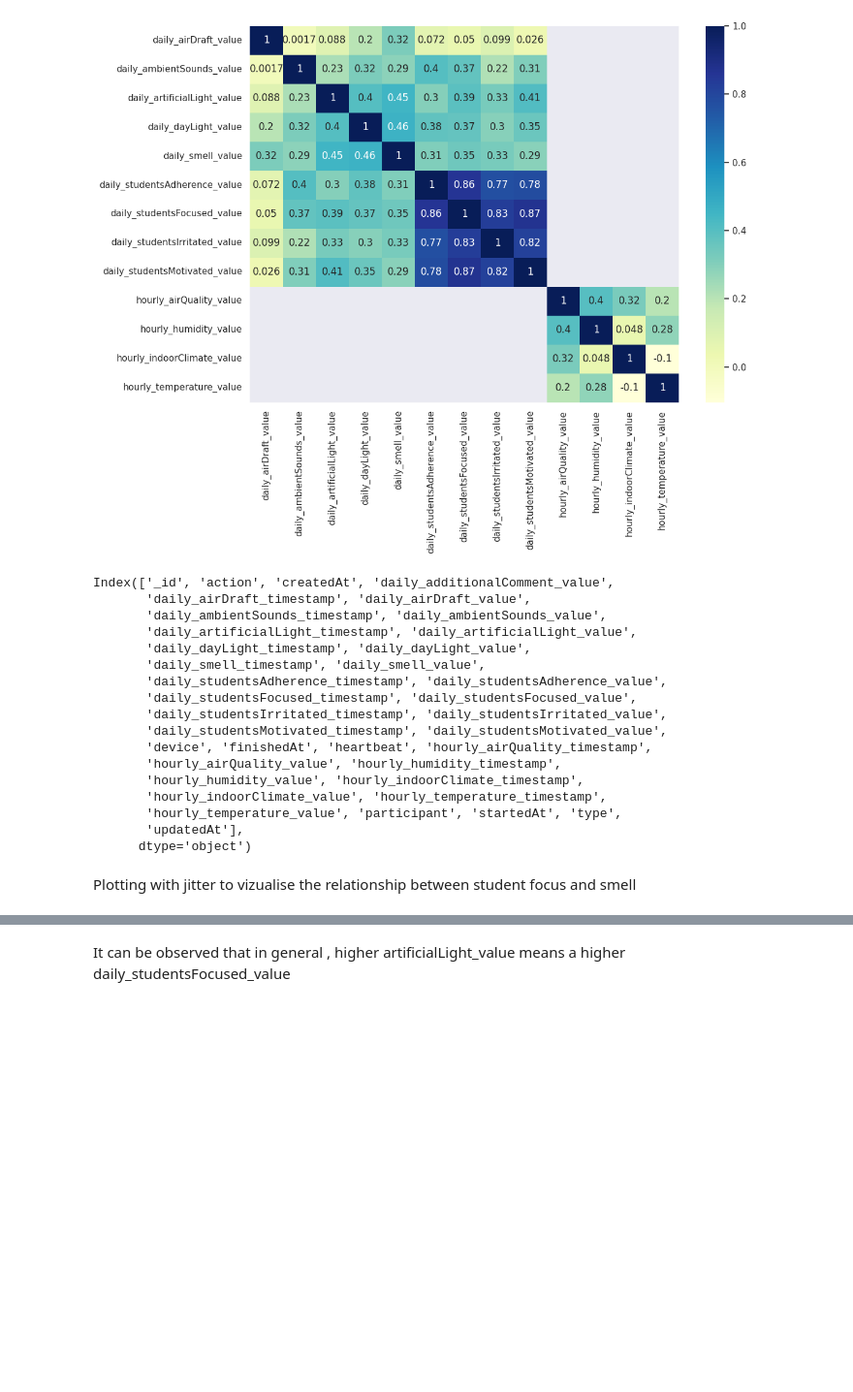
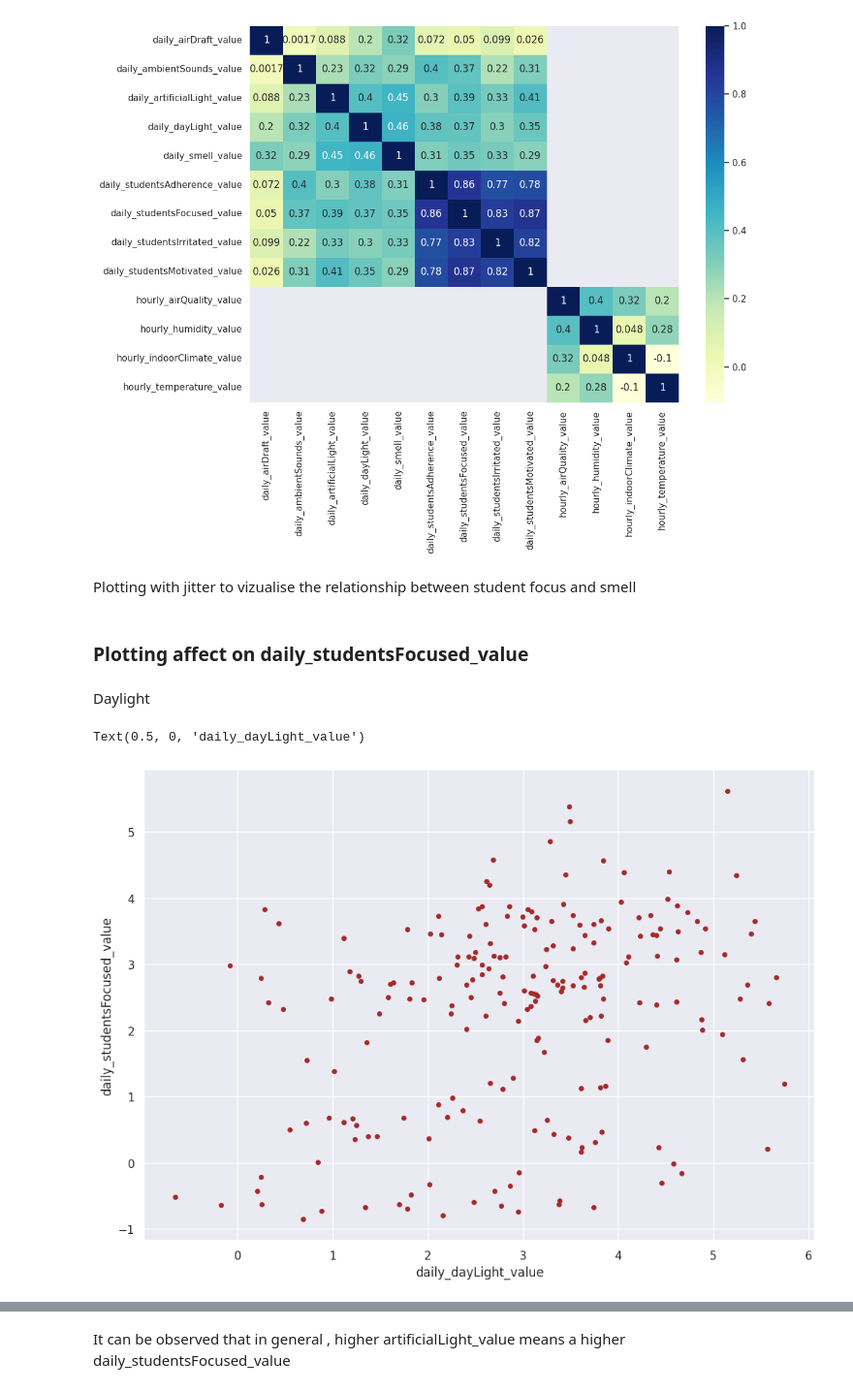
Before and after one commit to tug-cps/SchoolFeedback, a Jupyter notebook: notebooks/data_analysis.ipynb, the cells around one changed output, grey strips where cells are left out. Shown at 97% size. Drawn from its saved outputs; the diff is of its cells as text; code cells hidden in the pictures; blank space fills up the shorter version.

```diff
--- a/notebooks/data_analysis.ipynb
+++ b/notebooks/data_analysis.ipynb
@@ -50,29 +54,22 @@ sns.set(rc={'figure.figsize':(11.7,8.27)})
 feedback_dataplot = sns.heatmap(feedback_df.corr(), cmap="YlGnBu", annot=True)
 # %% [output]
 [figure]
-# %%
-feedback_df.columns
-# %% [output]
-Index(['_id', 'action', 'createdAt', 'daily_additionalComment_value',
-       'daily_airDraft_timestamp', 'daily_airDraft_value',
-       'daily_ambientSounds_timestamp', 'daily_ambientSounds_value',
-       'daily_artificialLight_timestamp', 'daily_artificialLight_value',
-       'daily_dayLight_timestamp', 'daily_dayLight_value',
-       'daily_smell_timestamp', 'daily_smell_value',
-       'daily_studentsAdherence_timestamp', 'daily_studentsAdherence_value',
-       'daily_studentsFocused_timestamp', 'daily_studentsFocused_value',
-       'daily_studentsIrritated_timestamp', 'daily_studentsIrritated_value',
-       'daily_studentsMotivated_timestamp', 'daily_studentsMotivated_value',
-       'device', 'finishedAt', 'heartbeat', 'hourly_airQuality_timestamp',
-       'hourly_airQuality_value', 'hourly_humidity_timestamp',
-       'hourly_humidity_value', 'hourly_indoorClimate_timestamp',
-       'hourly_indoorClimate_value', 'hourly_temperature_timestamp',
-       'hourly_temperature_value', 'participant', 'startedAt', 'type',
-       'updatedAt'],
-      dtype='object')
 # %% [markdown]
 Plotting with jitter to vizualise the relationship between student focus and smell
 # %%
 def Jitter(values, jitter):
     n = len(values)
     return np.random.uniform(-jitter, +jitter, n) + values
+# %% [markdown]
+### Plotting affect on daily_studentsFocused_value
+# %% [markdown]
+Daylight
+# %%
+x1 = Jitter(feedback_df['daily_dayLight_value'],0.9)
+y1 = Jitter(feedback_df['daily_studentsFocused_value'],0.9)
+plt.plot(x1,y1,'o',markersize=4, color='brown')
+plt.ylabel('daily_studentsFocused_value')
+plt.xlabel('daily_dayLight_value')
+# %% [output]
+Text(0.5, 0, 'daily_dayLight_value')
+[figure, added]
```
Also changed, not shown: parts of 35 cells of this notebook.
